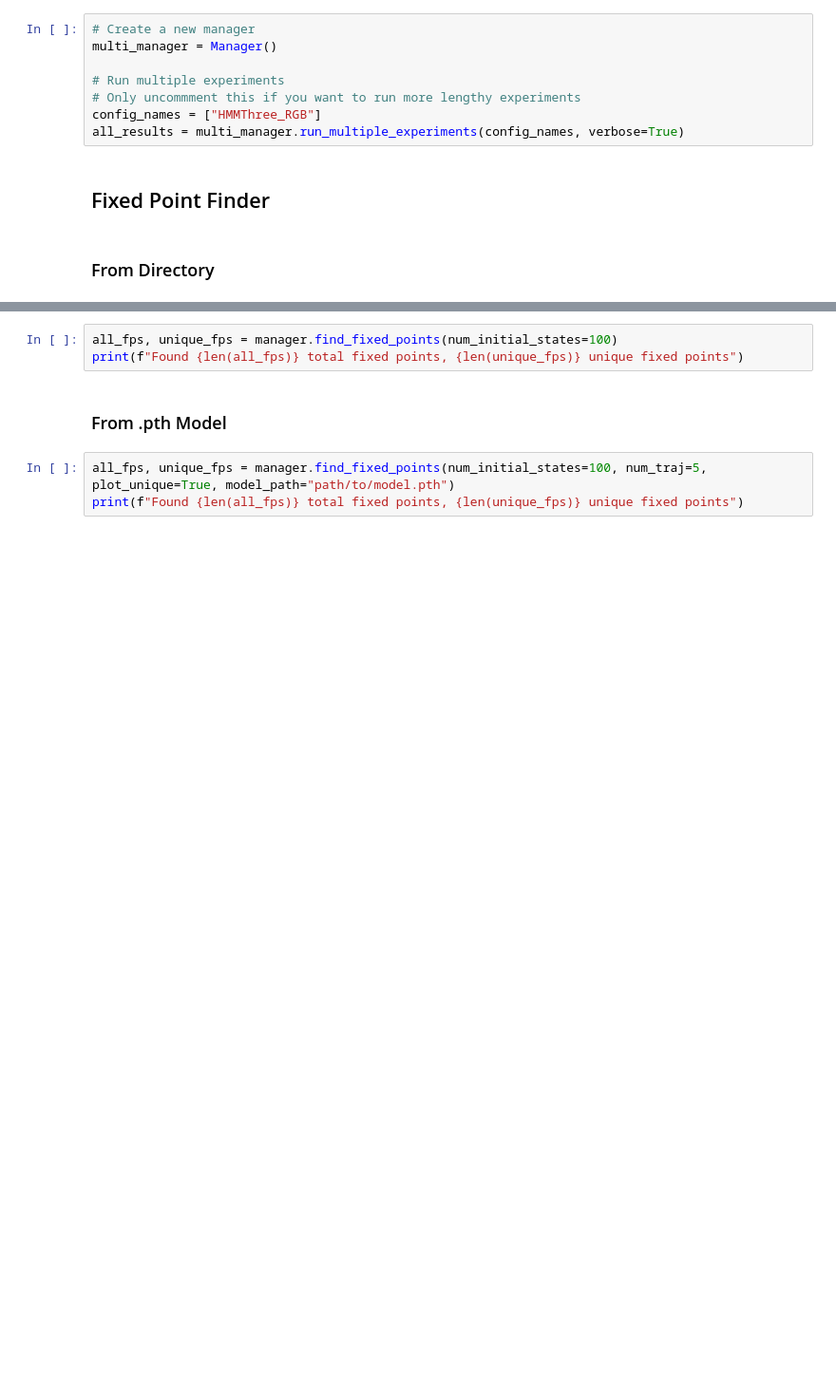
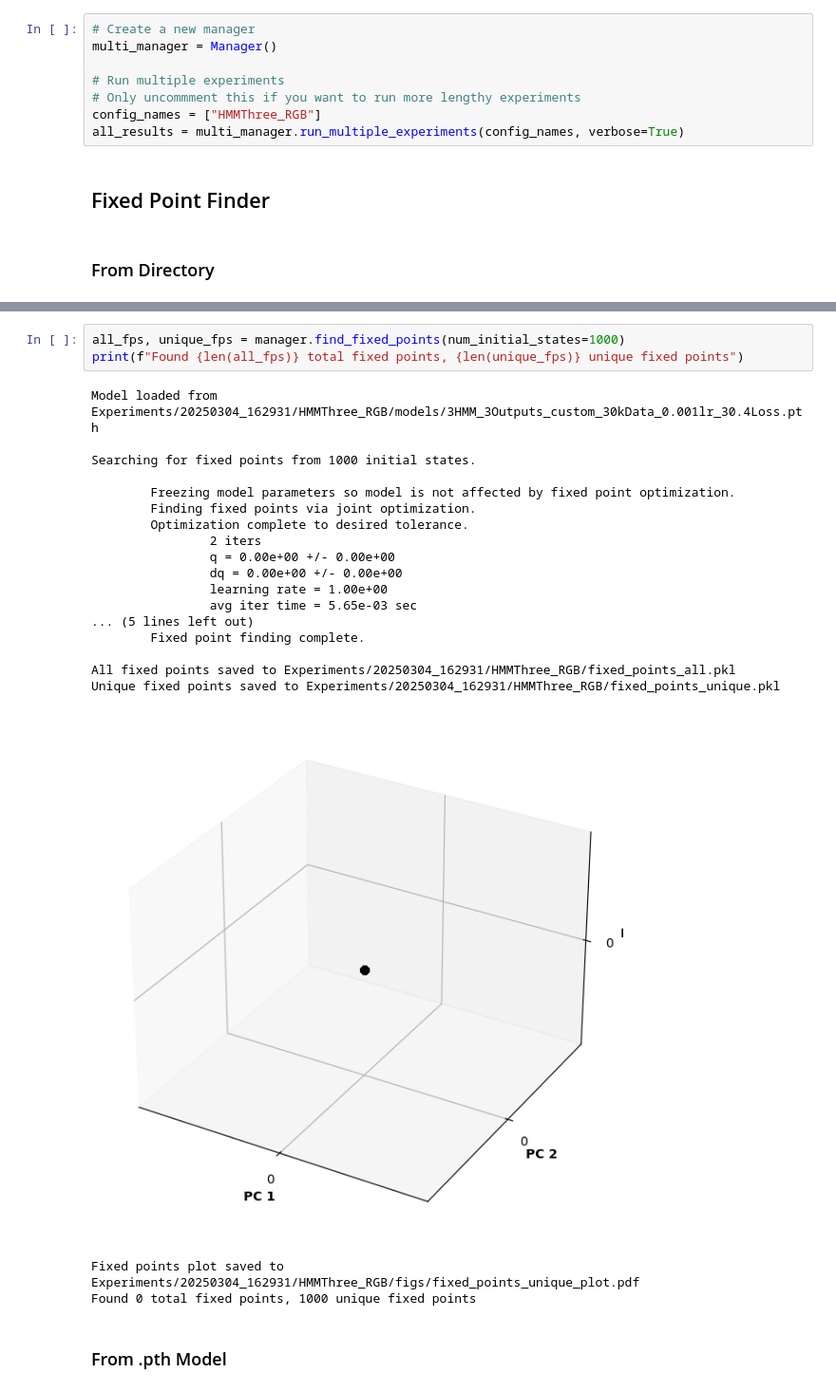
Before and after one commit to EliaTorre/hmmrnn, a Jupyter notebook: main.ipynb, the cells around one changed output, grey strips where cells are left out. Shown at 95% size. Saved outputs shown, nothing was run; the diff lists cells and outputs as text; blank space fills up the shorter version.

Commit message:
added old-models for fpf

```diff
--- a/main.ipynb
+++ b/main.ipynb
@@ -116,8 +116,26 @@ Created directory structure in Experiments/20250305_113329/HMMThree_RGB
 # %%
-all_fps, unique_fps = manager.find_fixed_points(num_initial_states=100)
+all_fps, unique_fps = manager.find_fixed_points(num_initial_states=1000)
 print(f"Found {len(all_fps)} total fixed points, {len(unique_fps)} unique fixed points")
+# %% [output]
+Model loaded from Experiments/20250304_162931/HMMThree_RGB/models/3HMM_3Outputs_custom_30kData_0.001lr_30.4Loss.pth
+
+Searching for fixed points from 1000 initial states.
+
+        Freezing model parameters so model is not affected by fixed point optimization.
+        Finding fixed points via joint optimization.
+        Optimization complete to desired tolerance.
+                2 iters
+                q = 0.00e+00 +/- 0.00e+00
+                dq = 0.00e+00 +/- 0.00e+00
+                learning rate = 1.00e+00
+                avg iter time = 5.65e-03 sec
+... (5 lines left out)
+        Fixed point finding complete.
+
+All fixed points saved to Experiments/20250304_162931/HMMThree_RGB/fixed_points_all.pkl
+Unique fixed points saved to Experiments/20250304_162931/HMMThree_RGB/fixed_points_unique.pkl
+[figure, added]
+Fixed points plot saved to Experiments/20250304_162931/HMMThree_RGB/figs/fixed_points_unique_plot.pdf
+Found 0 total fixed points, 1000 unique fixed points
 # %% [markdown]
 ### From .pth Model
-# %%
-all_fps, unique_fps = manager.find_fixed_points(num_initial_states=100, num_traj=5, plot_unique=True, model_path="path/to/model.pth")
-print(f"Found {len(all_fps)} total fixed points, {len(unique_fps)} unique fixed points")
```
Also changed, not shown: parts of 2 cells of this notebook, 5 other files.
